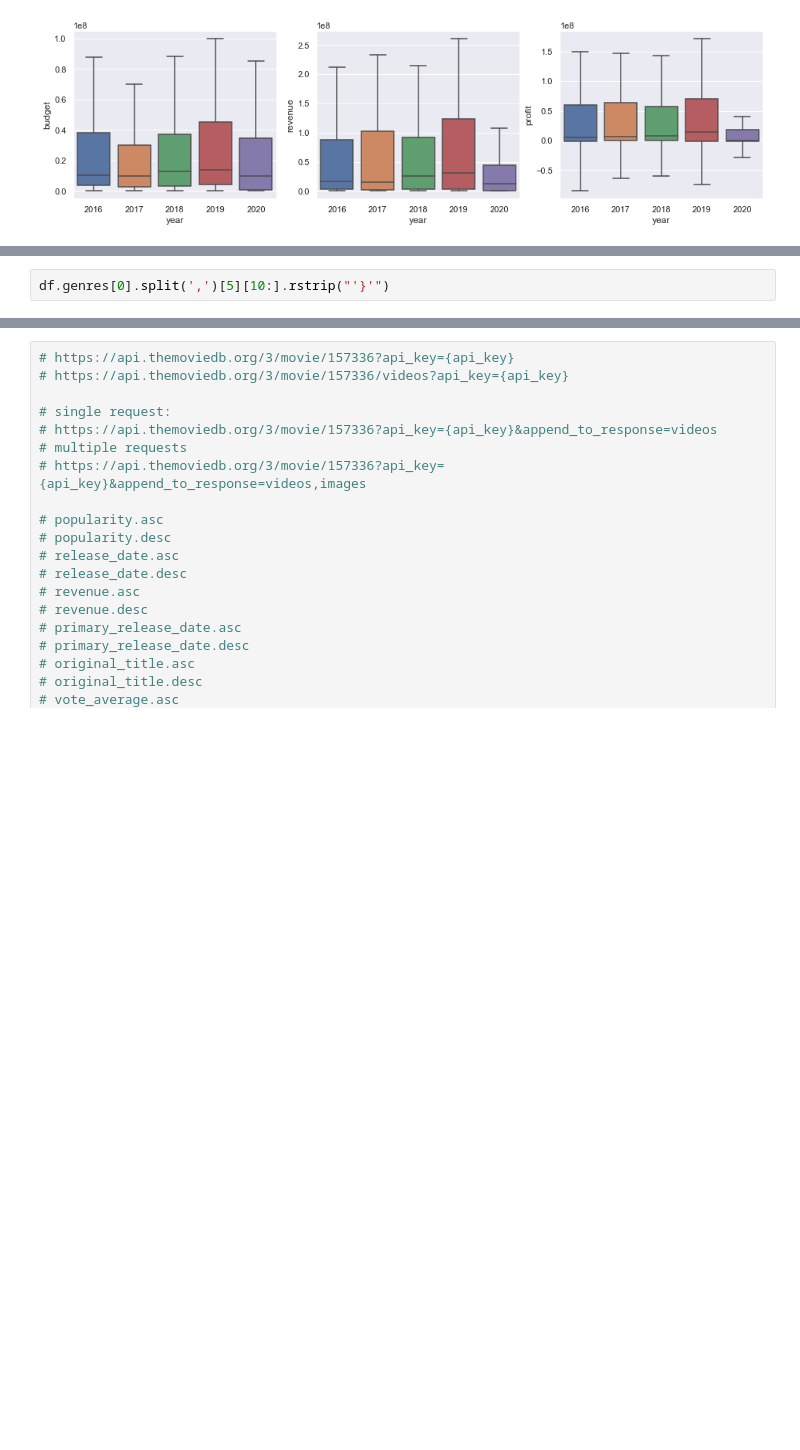
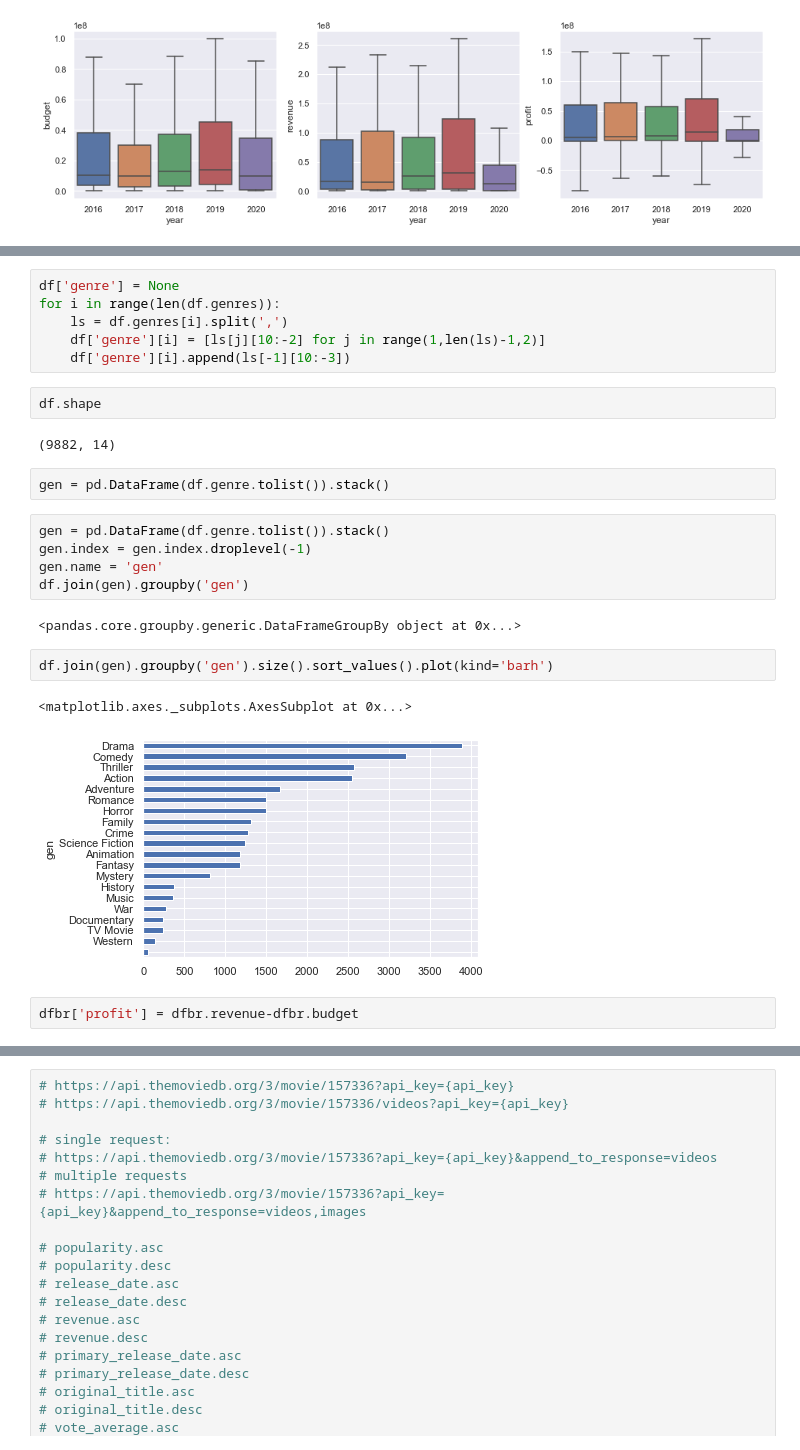
Before and after one commit to ghcn345/Data-Science-in-Film-Industry, a Jupyter notebook: student.ipynb, the cells around one changed output, grey strips where cells are left out. Drawn from its saved outputs; the diff is of its cells as text; blank space fills up the shorter version.

```diff
--- a/student.ipynb
+++ b/student.ipynb
@@ -197,2 +187,26 @@ df.genres[0].split(',')[3][10:].rstrip("'}'"),df.genres[0].split(',')[5][10:].rs
-# %%
-df.genres[0].split(',')[5][10:].rstrip("'}'")
+# %%
+df['genre'] = None
+for i in range(len(df.genres)):
+    ls = df.genres[i].split(',')
+    df['genre'][i] = [ls[j][10:-2] for j in range(1,len(ls)-1,2)]
+    df['genre'][i].append(ls[-1][10:-3])
+# %%
+df.shape
+# %% [output]
+(9882, 14)
+# %%
+gen = pd.DataFrame(df.genre.tolist()).stack()
+# %%
+gen = pd.DataFrame(df.genre.tolist()).stack()
+gen.index = gen.index.droplevel(-1)
+gen.name = 'gen'
+df.join(gen).groupby('gen')
+# %% [output]
+<pandas.core.groupby.generic.DataFrameGroupBy object at 0x...>
+# %%
+df.join(gen).groupby('gen').size().sort_values().plot(kind='barh')
+# %% [output]
+<matplotlib.axes._subplots.AxesSubplot at 0x...>
+[figure, added]
+# %%
+dfbr['profit'] = dfbr.revenue-dfbr.budget
```
Also changed, not shown: parts of 8 cells of this notebook.
